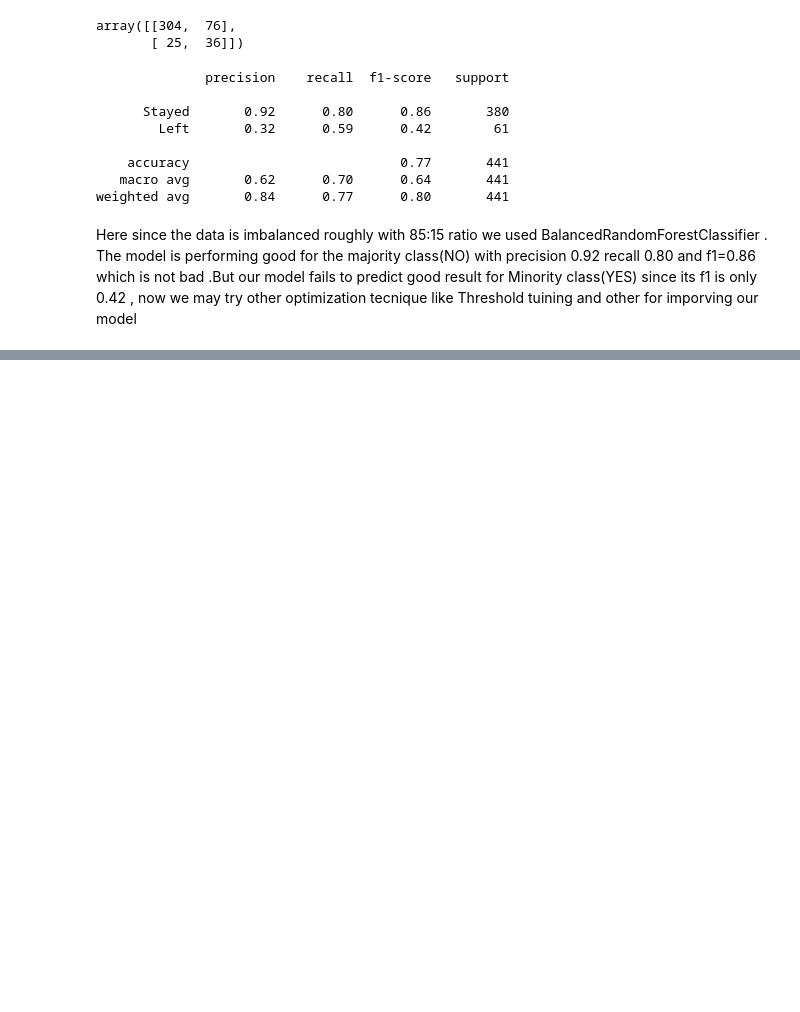
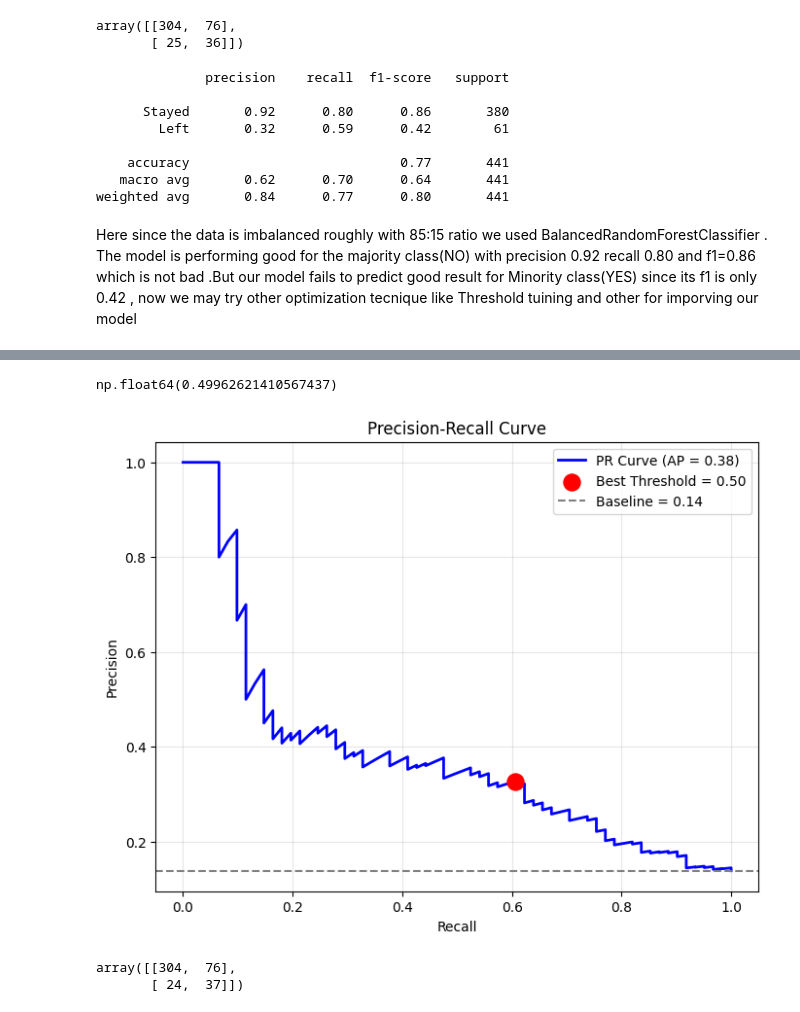
Before and after one commit to Nikesh5005/ML_PROJ, a Jupyter notebook: modal_training_DT.ipynb, the cells around one changed output, grey strips where cells are left out. Cells and saved outputs as stored; diff of their text form; code cells hidden in the pictures; blank space fills up the shorter version.

Commit message:
Threshold tuning

```diff
--- a/modal_training_DT.ipynb
+++ b/modal_training_DT.ipynb
@@ -315,3 +280,6 @@ rf_model.score(X_test,y_test)
 0.7709750566893424
 # %%
 rf_test_pradiction=rf_model.predict(X_test)
+# %%
+rf_test_pradiction_proba=rf_model.predict_proba(X_test)
+rf_test_pradiction_proba
@@ -317,0 +304,3 @@ rf_test_pradiction=rf_model.predict(X_test)
+# %%
+rf_test_pradiction_proba_positive=rf_test_pradiction_proba[: ,1]
+rf_test_pradiction_proba_positive
@@ -373,0 +383,2 @@ Here since the data is imbalanced roughly with 85:15 ratio we used BalancedRando
+# %%
+precision, recall, thresholds = precision_recall_curve(y_test, rf_test_pradiction_proba_positive,pos_label="Yes")
@@ -373,0 +410,4 @@ Here since the data is imbalanced roughly with 85:15 ratio we used BalancedRando
+# %%
+#calculate the f1 for each thresholds
+f1_scores = (2 * precision[:-1] * recall[:-1]) / (precision[:-1] + recall[:-1] + 1e-9)
+f1_scores
@@ -373,0 +439,26 @@ Here since the data is imbalanced roughly with 85:15 ratio we used BalancedRando
+# %%
+best_threshold
+# %% [output]
+np.float64(0.49962621410567437)
+# %%
+plt.figure(figsize=(8, 6))
+plt.plot(recall, precision, color='blue', lw=2,
+         label=f'PR Curve (AP = {average_precision_score(y_test, rf_test_pradiction_proba_positive,pos_label="Yes"):.2f})')
+plt.scatter(recall[best_idx], precision[best_idx], color='red', s=150, zorder=5,
+            label=f'Best Threshold = {best_threshold:.2f}')
+baseline = (y_test == "Yes").mean()
+
+plt.axhline(
+    y=baseline,
+    color='gray',
+    linestyle='--',
+    label=f'Baseline = {baseline:.2f}'
+)
+plt.xlabel('Recall')
+plt.ylabel('Precision')
+plt.title('Precision-Recall Curve')
+plt.legend()
+plt.grid(True, alpha=0.3)
+plt.show()
+# %% [output]
+[figure, added]
@@ -373,0 +472,6 @@ Here since the data is imbalanced roughly with 85:15 ratio we used BalancedRando
+# %%
+cm=confusion_matrix(y_test,rf_test_prad_final)
+cm
+# %% [output]
+array([[304,  76],
+       [ 24,  37]])
```
Also changed, not shown: parts of 15 cells of this notebook.
